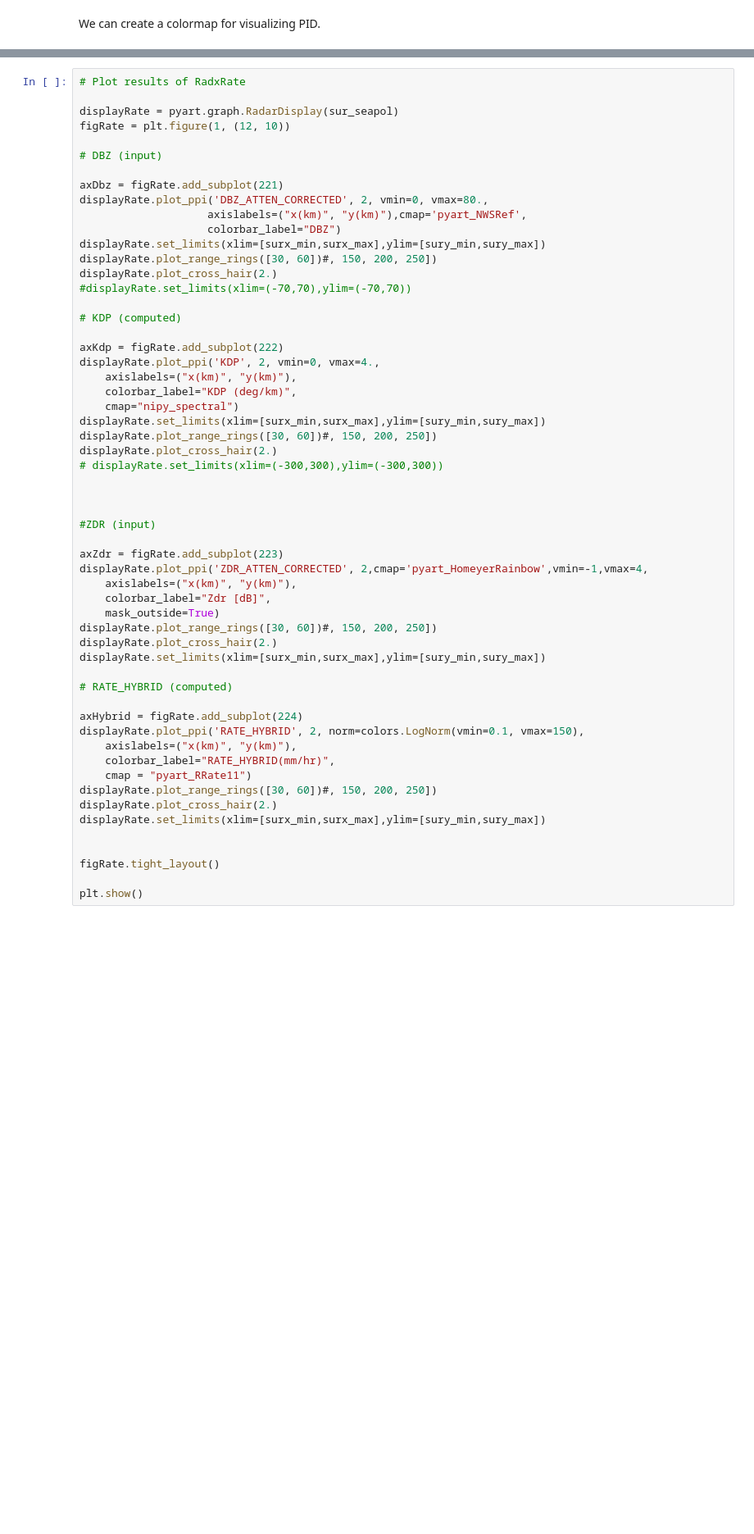
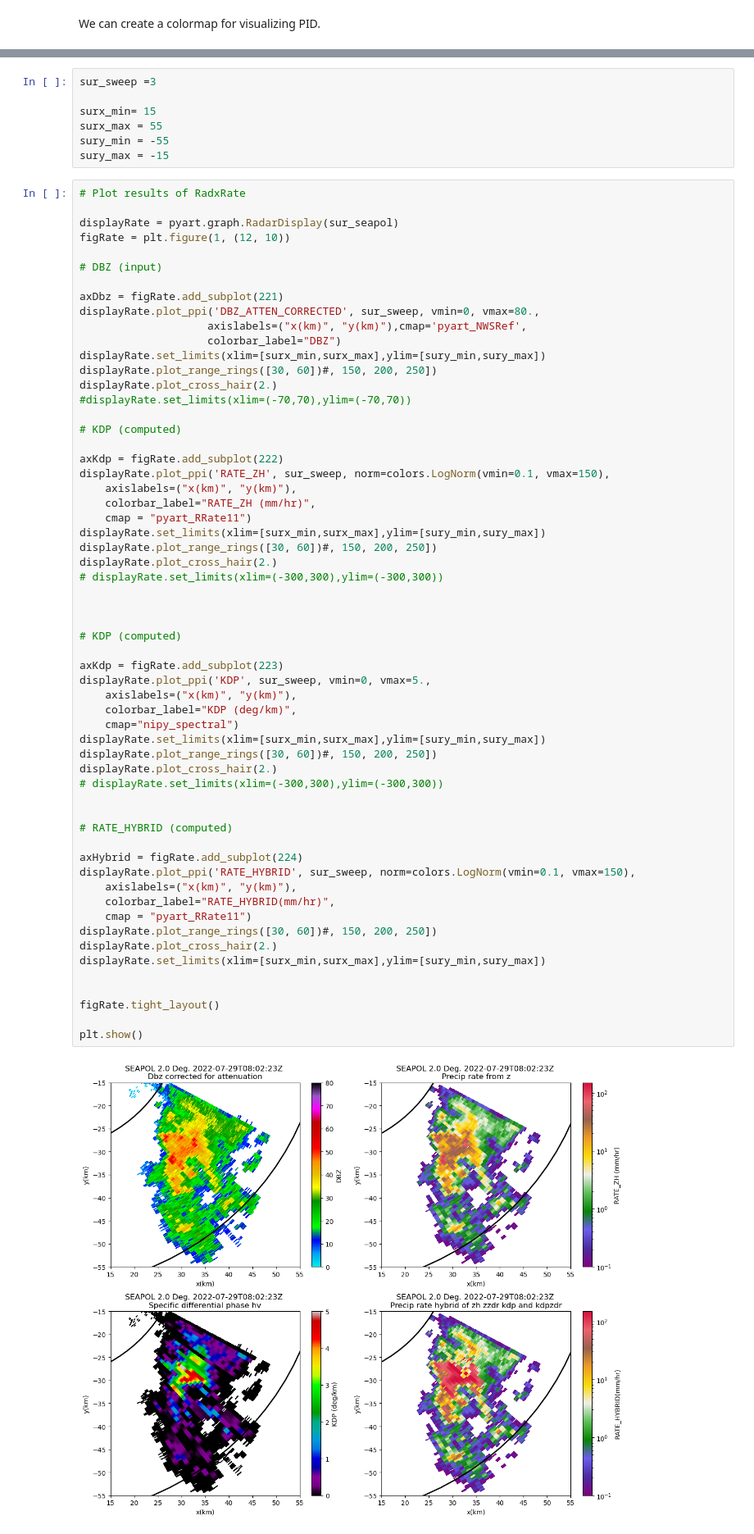
Before and after one commit to nsf-lrose/ams2023, a Jupyter notebook: notebooks/SEAPOL_RadxRate_tutorial.ipynb, the cells around one changed output, grey strips where cells are left out. Shown at 82% size. Saved outputs shown, nothing was run; the diff lists cells and outputs as text; blank space fills up the shorter version.

```diff
--- a/notebooks/SEAPOL_RadxRate_tutorial.ipynb
+++ b/notebooks/SEAPOL_RadxRate_tutorial.ipynb
@@ -495,3 +575,10 @@ sury_max = 75
+# %%
+sur_sweep =3
+
+surx_min= 15
+surx_max = 55
+sury_min = -55
+sury_max = -15
 # %%
 # Plot results of RadxRate
 
@@ -501,51 +588,55 @@ figRate = plt.figure(1, (12, 10))
 # DBZ (input)
 
 axDbz = figRate.add_subplot(221)
-displayRate.plot_ppi('DBZ_ATTEN_CORRECTED', 2, vmin=0, vmax=80.,
+displayRate.plot_ppi('DBZ_ATTEN_CORRECTED', sur_sweep, vmin=0, vmax=80.,
                     axislabels=("x(km)", "y(km)"),cmap='pyart_NWSRef',
                     colorbar_label="DBZ")
 displayRate.set_limits(xlim=[surx_min,surx_max],ylim=[sury_min,sury_max])
 displayRate.plot_range_rings([30, 60])#, 150, 200, 250])
 displayRate.plot_cross_hair(2.)
 #displayRate.set_limits(xlim=(-70,70),ylim=(-70,70))
 
 # KDP (computed)
 
 axKdp = figRate.add_subplot(222)
-displayRate.plot_ppi('KDP', 2, vmin=0, vmax=4.,
+displayRate.plot_ppi('RATE_ZH', sur_sweep, norm=colors.LogNorm(vmin=0.1, vmax=150),
+    axislabels=("x(km)", "y(km)"),
+    colorbar_label="RATE_ZH (mm/hr)",
+    cmap = "pyart_RRate11")
+displayRate.set_limits(xlim=[surx_min,surx_max],ylim=[sury_min,sury_max])
+displayRate.plot_range_rings([30, 60])#, 150, 200, 250])
+displayRate.plot_cross_hair(2.)
+# displayRate.set_limits(xlim=(-300,300),ylim=(-300,300))
+
+
+
+# KDP (computed)
+
+axKdp = figRate.add_subplot(223)
+displayRate.plot_ppi('KDP', sur_sweep, vmin=0, vmax=5.,
     axislabels=("x(km)", "y(km)"),
     colorbar_label="KDP (deg/km)",
     cmap="nipy_spectral")
 displayRate.set_limits(xlim=[surx_min,surx_max],ylim=[sury_min,sury_max])
 displayRate.plot_range_rings([30, 60])#, 150, 200, 250])
 displayRate.plot_cross_hair(2.)
 # displayRate.set_limits(xlim=(-300,300),ylim=(-300,300))
 
 
-
-#ZDR (input)
-
-axZdr = figRate.add_subplot(223)
-displayRate.plot_ppi('ZDR_ATTEN_CORRECTED', 2,cmap='pyart_HomeyerRainbow',vmin=-1,vmax=4,
-    axislabels=("x(km)", "y(km)"),
-    colorbar_label="Zdr [dB]",
-    mask_outside=True)
-displayRate.plot_range_rings([30, 60])#, 150, 200, 250])
-displayRate.plot_cross_hair(2.)
-displayRate.set_limits(xlim=[surx_min,surx_max],ylim=[sury_min,sury_max])
-
 # RATE_HYBRID (computed)
 
 axHybrid = figRate.add_subplot(224)
-displayRate.plot_ppi('RATE_HYBRID', 2, norm=colors.LogNorm(vmin=0.1, vmax=150),
+displayRate.plot_ppi('RATE_HYBRID', sur_sweep, norm=colors.LogNorm(vmin=0.1, vmax=150),
     axislabels=("x(km)", "y(km)"),
     colorbar_label="RATE_HYBRID(mm/hr)",
     cmap = "pyart_RRate11")
 displayRate.plot_range_rings([30, 60])#, 150, 200, 250])
 displayRate.plot_cross_hair(2.)
 displayRate.set_limits(xlim=[surx_min,surx_max],ylim=[sury_min,sury_max])
 
 
 figRate.tight_layout()
 
 plt.show()
+# %% [output]
+[figure, added]
```
Also changed, not shown: parts of 14 cells of this notebook.
